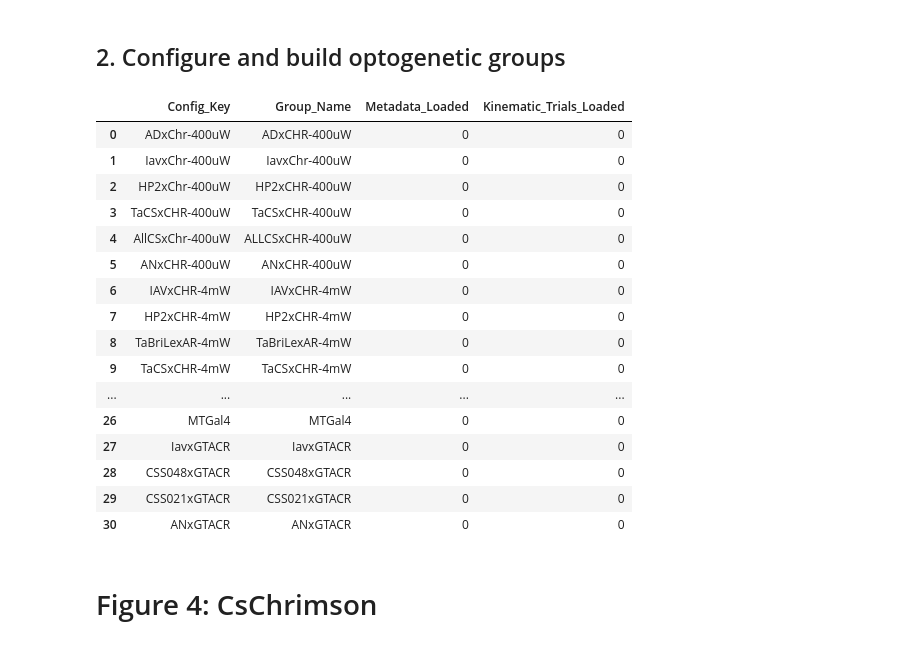
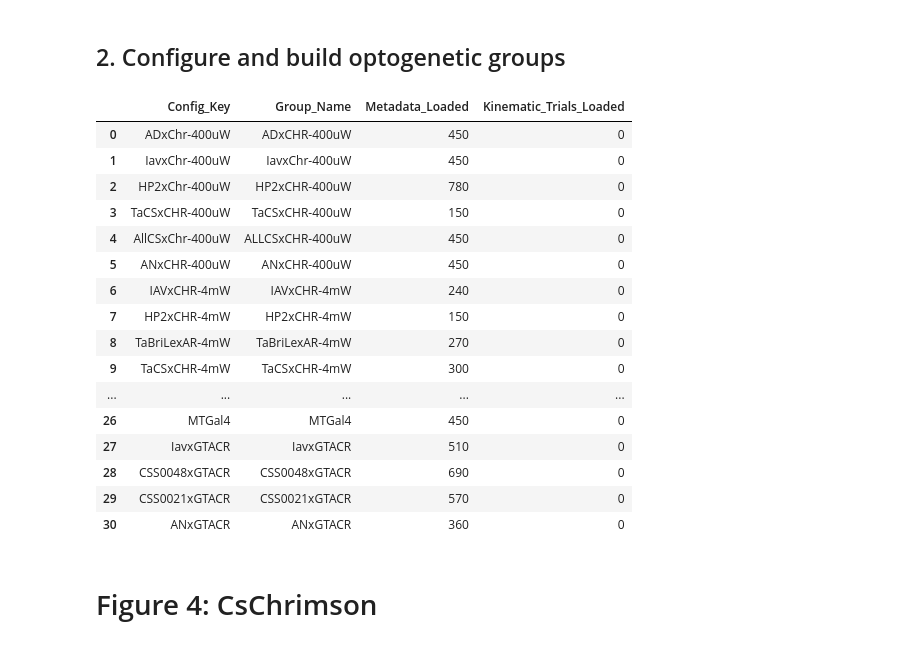
Before and after one commit to TseWeiKuo/AnalysisAndFigures, a Jupyter notebook: OptogeneticFigure.ipynb, the cells around one changed output. Saved outputs shown, nothing was run; the diff lists cells and outputs as text; code cells hidden in the pictures.

```diff
--- a/OptogeneticFigure.ipynb
+++ b/OptogeneticFigure.ipynb
@@ -111,51 +134,56 @@ chr_high_keys = [
     "BICSHALTxCHR-12mW",
     "CSS0021xCHR-12mW",
     "ANxCHR-12mW",
 ]
 gtacr_keys = [
     "WT_Green",
     "LexA_Br",
     "MTGal4",
     "IavxGTACR",
-    "CSS048xGTACR",
-    "CSS021xGTACR",
+    "CSS0048xGTACR",
+    "CSS0021xGTACR",
     "ANxGTACR"
 ]
 
 all_opto_keys = list(dict.fromkeys(chr_low_keys + chr_med_keys + chr_high_keys + gtacr_keys))
 groups = build_groups(
     group_keys=all_opto_keys,
     skip_missing=False,
     require_kinematics=False,
 )
 
+# Initialize every optogenetic group through the standard LL/MOC/MOL metadata path.
+for group in groups.values():
+    group.initialize_manual_data()
+    group.filter_opto_data(min_trial_num=8)
+
 pd.DataFrame([
     {
         "Config_Key": key,
         "Group_Name": group.group_name,
         "Metadata_Loaded": len(group.trial_metadata),
         "Kinematic_Trials_Loaded": len(group.fly_kinematic_data),
     }
     for key, group in groups.items()
 ])
 # %% [output]
 |  | Config_Key | Group_Name | Metadata_Loaded | Kinematic_Trials_Loaded |
-| 0 | ADxChr-400uW | ADxCHR-400uW | 0 | 0 |
-| 1 | IavxChr-400uW | IavxChr-400uW | 0 | 0 |
-| 2 | HP2xChr-400uW | HP2xCHR-400uW | 0 | 0 |
-| 3 | TaCSxCHR-400uW | TaCSxCHR-400uW | 0 | 0 |
-| 4 | AllCSxChr-400uW | ALLCSxCHR-400uW | 0 | 0 |
-| 5 | ANxCHR-400uW | ANxCHR-400uW | 0 | 0 |
-| 6 | IAVxCHR-4mW | IAVxCHR-4mW | 0 | 0 |
-| 7 | HP2xCHR-4mW | HP2xCHR-4mW | 0 | 0 |
-| 8 | TaBriLexAR-4mW | TaBriLexAR-4mW | 0 | 0 |
-| 9 | TaCSxCHR-4mW | TaCSxCHR-4mW | 0 | 0 |
+| 0 | ADxChr-400uW | ADxCHR-400uW | 450 | 0 |
+| 1 | IavxChr-400uW | IavxChr-400uW | 450 | 0 |
+| 2 | HP2xChr-400uW | HP2xCHR-400uW | 780 | 0 |
+| 3 | TaCSxCHR-400uW | TaCSxCHR-400uW | 150 | 0 |
+| 4 | AllCSxChr-400uW | ALLCSxCHR-400uW | 450 | 0 |
+| 5 | ANxCHR-400uW | ANxCHR-400uW | 450 | 0 |
+| 6 | IAVxCHR-4mW | IAVxCHR-4mW | 240 | 0 |
+| 7 | HP2xCHR-4mW | HP2xCHR-4mW | 150 | 0 |
+| 8 | TaBriLexAR-4mW | TaBriLexAR-4mW | 270 | 0 |
+| 9 | TaCSxCHR-4mW | TaCSxCHR-4mW | 300 | 0 |
 | ... | ... | ... | ... | ... |
-| 26 | MTGal4 | MTGal4 | 0 | 0 |
-| 27 | IavxGTACR | IavxGTACR | 0 | 0 |
-| 28 | CSS048xGTACR | CSS048xGTACR | 0 | 0 |
-| 29 | CSS021xGTACR | CSS021xGTACR | 0 | 0 |
-| 30 | ANxGTACR | ANxGTACR | 0 | 0 |
+| 26 | MTGal4 | MTGal4 | 450 | 0 |
+| 27 | IavxGTACR | IavxGTACR | 510 | 0 |
+| 28 | CSS0048xGTACR | CSS0048xGTACR | 690 | 0 |
+| 29 | CSS0021xGTACR | CSS0021xGTACR | 570 | 0 |
+| 30 | ANxGTACR | ANxGTACR | 360 | 0 |
 # %%
 chr_intensity_blocks = {
     "low": {"lp_label": "4A", "ll_label": "4D", "keys": chr_low_keys},
```
Also changed, not shown: parts of 9 cells of this notebook, 10 other files.
